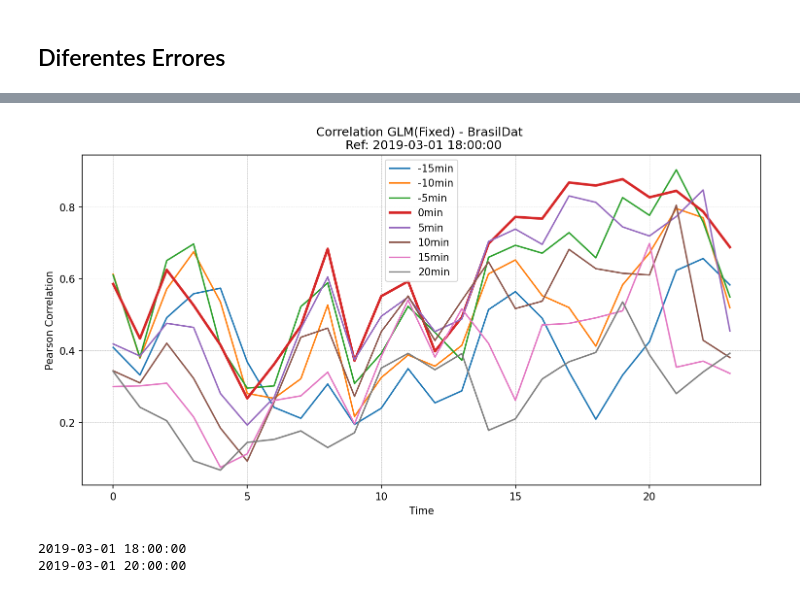
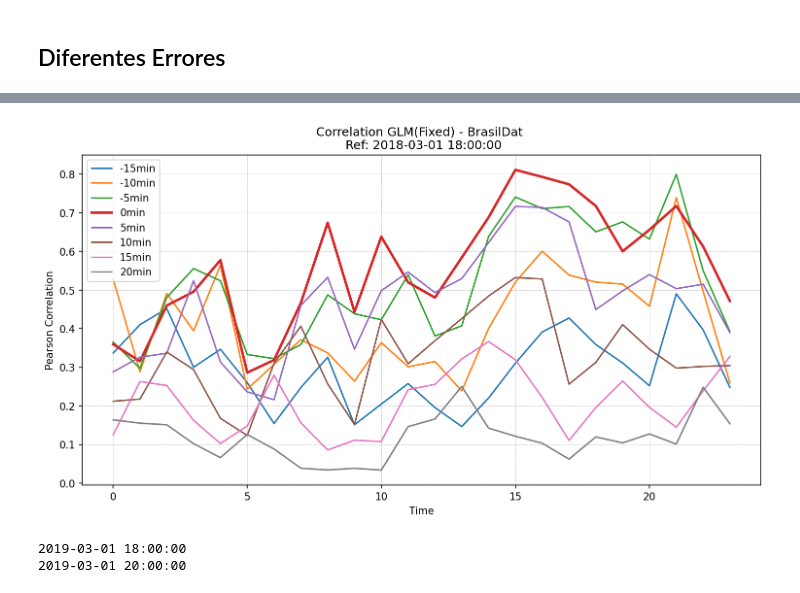
Before and after one commit to mhacarthur/Flash-density, a Jupyter notebook: py/Analysis_Brasildat_GLM.ipynb, the cells around one changed output, grey strips where cells are left out. Drawn from its saved outputs; the diff is of its cells as text; code cells hidden in the pictures.

```diff
--- a/py/Analysis_Brasildat_GLM.ipynb
+++ b/py/Analysis_Brasildat_GLM.ipynb
@@ -946,15 +1016,15 @@ event2_B = np.array(B2_clear)
 event3_G = np.array(G3_clear)
 event3_B = np.array(B3_clear)
 # %%
-X_train,X_test,y_train,y_test=train_test_split(event1_G,event1_B,train_size=0.8,random_state=1234,shuffle=True)
+X_train,X_test,y_train,y_test=train_test_split(event1_G,event1_B,train_size=0.9,random_state=1234,shuffle=True)
 modelo1 = LinearRegression()
 modelo1.fit(X = X_train.reshape(-1, 1), y = y_train)
 
-X_train,X_test,y_train,y_test=train_test_split(event2_G,event2_B,train_size=0.8,random_state=1234,shuffle=True)
+X_train,X_test,y_train,y_test=train_test_split(event2_G,event2_B,train_size=0.9,random_state=1234,shuffle=True)
 modelo2 = LinearRegression()
 modelo2.fit(X = X_train.reshape(-1, 1), y = y_train)
 
-X_train,X_test,y_train,y_test=train_test_split(event3_G,event3_B,train_size=0.8,random_state=1234,shuffle=True)
+X_train,X_test,y_train,y_test=train_test_split(event3_G,event3_B,train_size=0.9,random_state=1234,shuffle=True)
 modelo3 = LinearRegression()
 modelo3.fit(X = X_train.reshape(-1, 1), y = y_train)
 # %% [output]
@@ -1151,9 +1223,7 @@ for i in range(6):
         X = accum_G_15d
         y = accum_B_15d
 
-    X_train, X_test, y_train, y_test = train_test_split(X,y, train_size = 0.8,
-                                                        random_state = 1234,
-                                                        shuffle = True)
+    X_train, X_test, y_train, y_test = train_test_split(X,y, train_size = 0.8,random_state = 1234,shuffle = True)
     corr_test = pearsonr(X,y)
 
     modelo = LinearRegression()
@@ -1286,10 +1359,10 @@ name_out = 'Evento3'
 # %%
 #Remove NaN
-G_new2 = np.zeros([8928,32,32])
-B_new2 = np.zeros([8928,32,32])
-for t in range(8928):
-    for i in range(32):
-        for j in range(32):
+G_new2 = np.zeros([nt,ny,nx])
+B_new2 = np.zeros([nt,ny,nx])
+for t in range(nt):
+    for i in range(ny):
+        for j in range(nx):
             if Area_R[i,j] == 1:
                 G_new2[t,i,j] = flash_G[t,i,j]
                 B_new2[t,i,j] = flash_B[t,i,j]
@@ -1595,8 +1666,8 @@ plt.savefig(salida,transparent = False,bbox_inches ='tight',pad_inches = 0.1)
 # %%
 tt = 216
 
-print(time_G[tt])
-print(time_G[tt+24])
+print(time_B[tt])
+print(time_B[tt+24])
 
 corr_out02 = np.zeros([tt+24 - tt])
 corr_out01 = np.zeros([tt+24 - tt])
@@ -1609,16 +1680,16 @@ corr_out5 = np.zeros([tt+24 - tt])
 
 count = 0
 for t in range(tt,tt+24):
-    G1 = np.reshape(G_new2[t,:,:],32*32)
+    G1 = np.reshape(G_new2[t,:,:],ny*nx)
 
-    B02 = np.reshape(B_new2[t-3,:,:],32*32)
-    B01 = np.reshape(B_new2[t-2,:,:],32*32)
-    B0 = np.reshape(B_new2[t-1,:,:],32*32)
-    B1 = np.reshape(B_new2[t,:,:],32*32)
-    B2 = np.reshape(B_new2[t+1,:,:],32*32)
-    B3 = np.reshape(B_new2[t+2,:,:],32*32)
-    B4 = np.reshape(B_new2[t+3,:,:],32*32)
-    B5 = np.reshape(B_new2[t+4,:,:],32*32)
+    B02 = np.reshape(B_new2[t-3,:,:],ny*nx)
+    B01 = np.reshape(B_new2[t-2,:,:],ny*nx)
+    B0 = np.reshape(B_new2[t-1,:,:],ny*nx)
+    B1 = np.reshape(B_new2[t,:,:],ny*nx)
+    B2 = np.reshape(B_new2[t+1,:,:],ny*nx)
+    B3 = np.reshape(B_new2[t+2,:,:],ny*nx)
+    B4 = np.reshape(B_new2[t+3,:,:],ny*nx)
+    B5 = np.reshape(B_new2[t+4,:,:],ny*nx)
 
     corr_02 = pearsonr(G1,B02)
     corr_out02[count] = corr_02[0]
@@ -1651,27 +1722,27 @@ for t in range(tt,tt+24):
 # %%
 fig = plt.figure(figsize=(12,6),dpi=150)
 
 plt.plot(corr_out02,label='-15min')
 plt.plot(corr_out01,label='-10min')
 plt.plot(corr_out0,label='-5min')
 plt.plot(corr_out1,label='0min',linewidth=2.5)
 plt.plot(corr_out2,label='5min')
 plt.plot(corr_out3,label='10min')
 plt.plot(corr_out4,label='15min')
 plt.plot(corr_out5,label='20min')
 
 plt.legend()
 plt.grid(True,linestyle='--',linewidth=0.3)
 plt.ylabel('Pearson Correlation')
 plt.xlabel('Time')
 
-title_cor = 'Correlation GLM(Fixed) - BrasilDat \n '+ 'Ref: '+str(time_G[tt])
+title_cor = 'Correlation GLM(Fixed) - BrasilDat \n '+ 'Ref: '+str(time_B[tt])
 plt.title(title_cor)
 
 salida = '../fig/Corr_timeseries_GLM.jpeg'
 plt.savefig(salida,transparent = False,bbox_inches ='tight',pad_inches = 0.1)
 # %% [output]
-[figure, old version]
+[figure, new version]
 # %%
 tt = 216
 
```
Also changed, not shown: parts of 38 cells of this notebook, 15 other files.
